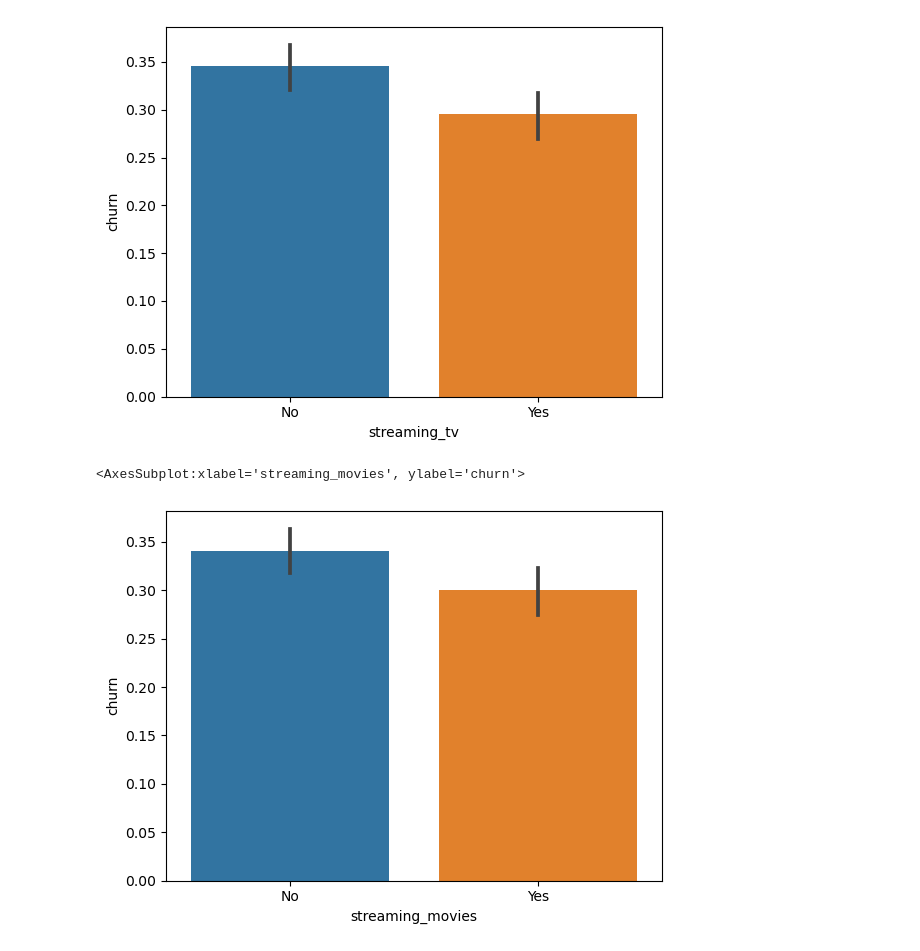
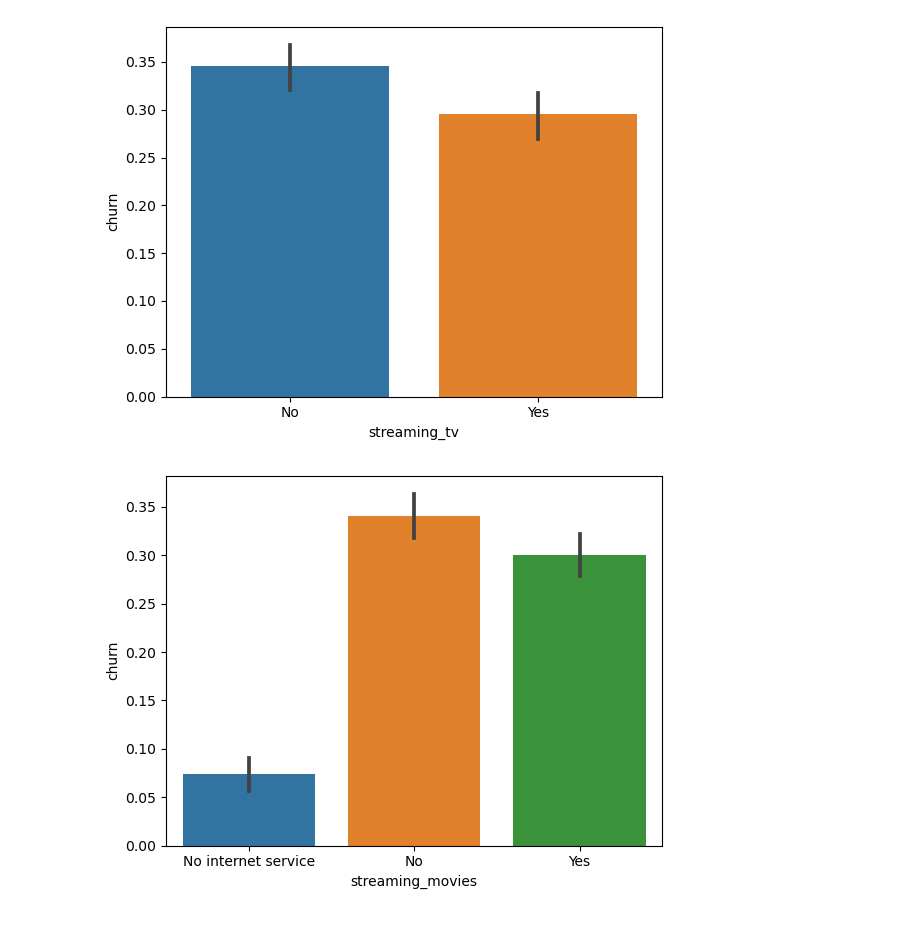
Before and after one commit to Adam-Harris87/classification-project, a Jupyter notebook: explore.ipynb, the cells around one changed output. Cells and saved outputs as stored; diff of their text form; code cells hidden in the pictures.

```diff
--- a/explore.ipynb
+++ b/explore.ipynb
@@ -433,9 +441,9 @@ sns.barplot(data=internet,
 [figure]
 # %%
 # Do customers with streaming movies have a lower churn rate than those without?
-sns.barplot(data=internet,
+sns.barplot(data=train,
                 x='streaming_movies',
                 y='churn')
+plt.show()
 # %% [output]
-<AxesSubplot:xlabel='streaming_movies', ylabel='churn'>
-[figure, old version]
+[figure, new version]
```
Also changed, not shown: parts of 3 cells of this notebook, 3 other files.
